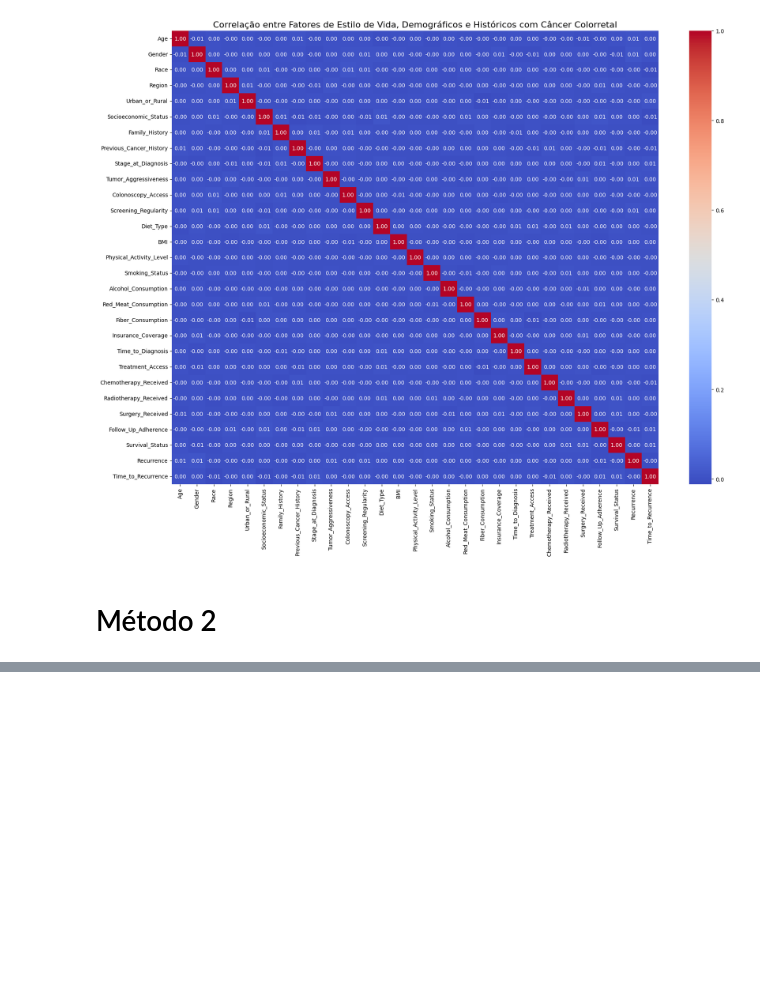
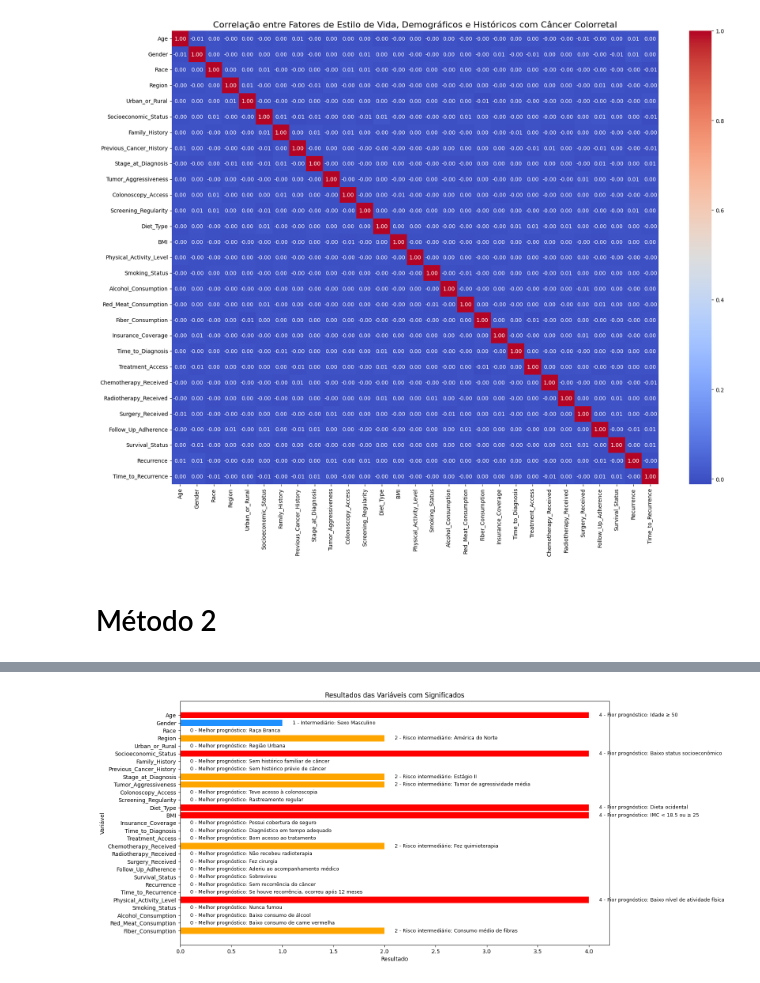
Before and after one commit to tbrayon/Deteccao-de-Cancer-Colorretal, a Jupyter notebook: src/Script_Triagem_e_ Estilo_ de_ Vida.ipynb, the cells around one changed output, grey strips where cells are left out. Saved outputs shown, nothing was run; the diff lists cells and outputs as text; code cells hidden in the pictures; blank space fills up the shorter version.

```diff
--- a/src/Script_Triagem_e_ Estilo_ de_ Vida.ipynb
+++ b/src/Script_Triagem_e_ Estilo_ de_ Vida.ipynb
@@ -677,0 +675,55 @@ Smoking_History          2.000000     2.0   0.0
+# %%
+import matplotlib.pyplot as plt
+
+# Dados
+variaveis = [
+    "Age", "Gender", "Race", "Region", "Urban_or_Rural", "Socioeconomic_Status", "Family_History",
+    "Previous_Cancer_History", "Stage_at_Diagnosis", "Tumor_Aggressiveness", "Colonoscopy_Access",
+    "Screening_Regularity", "Diet_Type", "BMI", "Insurance_Coverage", "Time_to_Diagnosis",
+    "Treatment_Access", "Chemotherapy_Received", "Radiotherapy_Received", "Surgery_Received",
+    "Follow_Up_Adherence", "Survival_Status", "Recurrence", "Time_to_Recurrence",
+    "Physical_Activity_Level", "Smoking_Status", "Alcohol_Consumption", "Red_Meat_Consumption",
+    "Fiber_Consumption"
+]
+
+resultados = [4, 1, 0, 2, 0, 4, 0, 0, 2, 2, 0, 0, 4, 4, 0, 0, 0, 2, 0, 0, 0, 0, 0, 0, 4, 0, 0, 0, 2]
+
+significados = [
+    "Pior prognóstico: Idade ≥ 50", "Intermediário: Sexo Masculino", "Melhor prognóstico: Raça Branca",
+    "Risco intermediário: América do Norte", "Melhor prognóstico: Região Urbana", "Pior prognóstico: Baixo status socioeconômico",
+    "Melhor prognóstico: Sem histórico familiar de câncer", "Melhor prognóstico: Sem histórico prévio de câncer",
+    "Risco intermediário: Estágio II", "Risco intermediário: Tumor de agressividade média",
+    "Melhor prognóstico: Teve acesso à colonoscopia", "Melhor prognóstico: Rastreamento regular",
+    "Pior prognóstico: Dieta ocidental", "Pior prognóstico: IMC < 18.5 ou ≥ 25", "Melhor prognóstico: Possui cobertura de seguro",
+    "Melhor prognóstico: Diagnóstico em tempo adequado", "Melhor prognóstico: Bom acesso ao tratamento",
+    "Risco intermediário: Fez quimioterapia", "Melhor prognóstico: Não recebeu radioterapia",
+    "Melhor prognóstico: Fez cirurgia", "Melhor prognóstico: Aderiu ao acompanhamento médico",
+    "Melhor prognóstico: Sobreviveu", "Melhor prognóstico: Sem recorrência do câncer",
+    "Melhor prognóstico: Se houve recorrência, ocorreu após 12 meses",
+    "Pior prognóstico: Baixo nível de atividade física", "Melhor prognóstico: Nunca fumou",
+    "Melhor prognóstico: Baixo consumo de álcool", "Melhor prognóstico: Baixo consumo de carne vermelha",
+    "Risco intermediário: Consumo médio de fibras"
+]
+
+# Definir cores para cada valor (apenas para as barras)
+cores_barras = {0: 'blue', 1: 'dodgerblue', 2: 'orange', 4: 'red'}
+bar_colors = [cores_barras[val] for val in resultados]
+
+# Criar gráfico
+plt.figure(figsize=(14, 8))
+bars = plt.barh(variaveis, resultados, color=bar_colors)
+
+# Adicionar os valores ao lado das barras com texto sempre em preto
+for bar, valor, significado in zip(bars, resultados, significados):
+    plt.text(valor + 0.1, bar.get_y() + bar.get_height()/2, f"{valor} - {significado}",
+             va='center', fontsize=9, color='black')
+
+plt.xlabel("Resultado")
+plt.ylabel("Variável")
+plt.title("Resultados das Variáveis com Significados")
+plt.gca().invert_yaxis()  # Inverter eixo Y para melhor visualização
+
+# Exibir gráfico
+plt.show()
+# %% [output]
+[figure, added]
```
Also changed, not shown: parts of 3 cells of this notebook.
